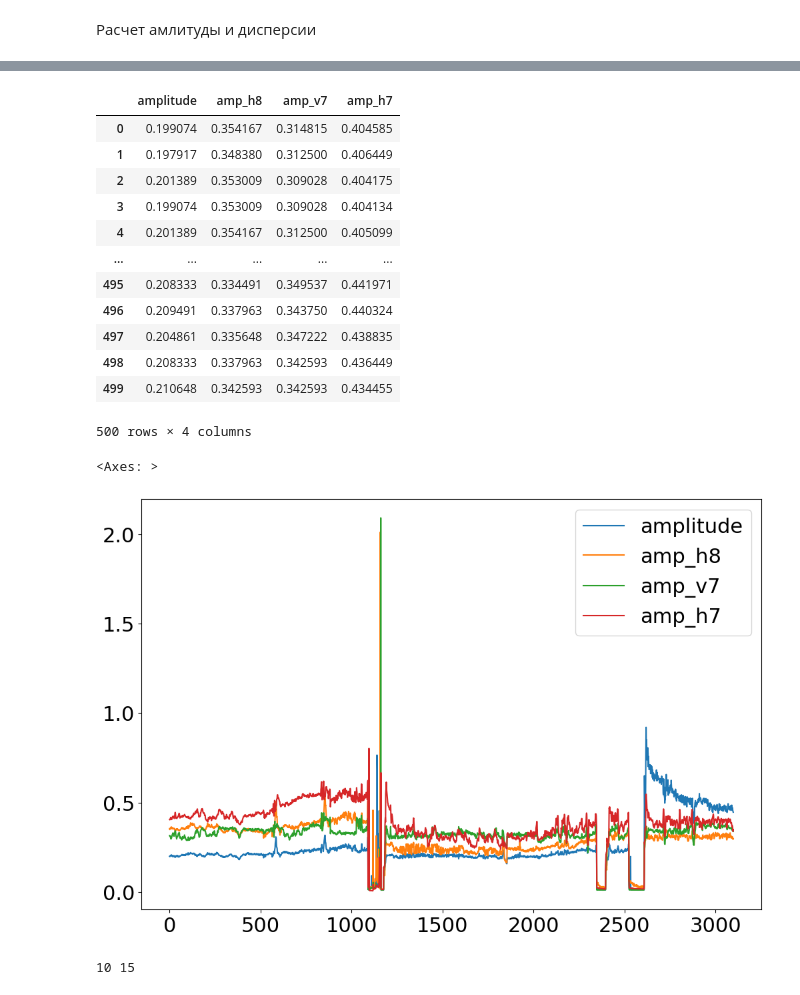
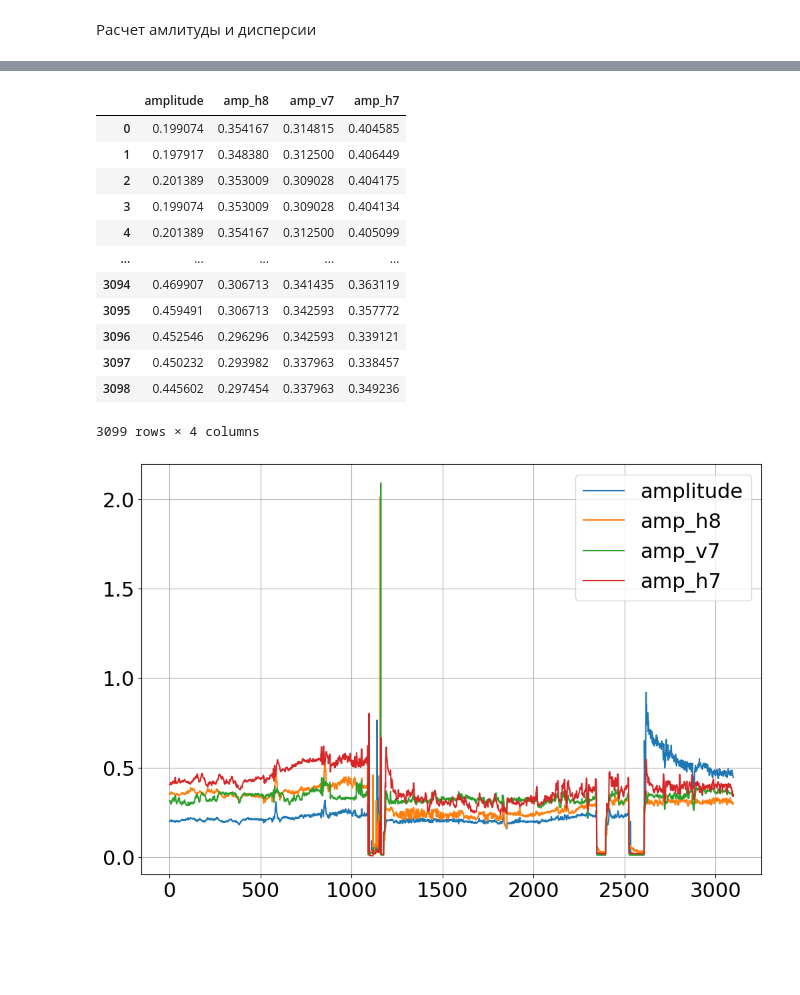
Before and after one commit to Anya-ova/diagnostic_exh, a Jupyter notebook: diagnostic_raw.ipynb, the cells around one changed output, grey strips where cells are left out. Cells and saved outputs as stored; diff of their text form; code cells hidden in the pictures; blank space fills up the shorter version.

```diff
--- a/diagnostic_raw.ipynb
+++ b/diagnostic_raw.ipynb
@@ -121,7 +138,7 @@ df2=pd.concat([df_from_v8, df_from_h8,df_from_v7, df_from_h7], axis=1)
 # amplitude = result[0:1150]
 # std_for_print = calc_std[0:1150]
 # %%
-df2.head(500)
+df2
 # %% [output]
 |  | amplitude | amp_h8 | amp_v7 | amp_h7 |
 | 0 | 0.199074 | 0.354167 | 0.314815 | 0.404585 |
@@ -130,14 +147,14 @@ df2.head(500)
 | 3 | 0.199074 | 0.353009 | 0.309028 | 0.404134 |
 | 4 | 0.201389 | 0.354167 | 0.312500 | 0.405099 |
 | ... | ... | ... | ... | ... |
-| 495 | 0.208333 | 0.334491 | 0.349537 | 0.441971 |
-| 496 | 0.209491 | 0.337963 | 0.343750 | 0.440324 |
-| 497 | 0.204861 | 0.335648 | 0.347222 | 0.438835 |
-| 498 | 0.208333 | 0.337963 | 0.342593 | 0.436449 |
-| 499 | 0.210648 | 0.342593 | 0.342593 | 0.434455 |
+| 3094 | 0.469907 | 0.306713 | 0.341435 | 0.363119 |
+| 3095 | 0.459491 | 0.306713 | 0.342593 | 0.357772 |
+| 3096 | 0.452546 | 0.296296 | 0.342593 | 0.339121 |
+| 3097 | 0.450232 | 0.293982 | 0.337963 | 0.338457 |
+| 3098 | 0.445602 | 0.297454 | 0.337963 | 0.349236 |
-500 rows × 4 columns
+3099 rows × 4 columns
 # %%
 df2.plot()
+plt.grid()
 # %% [output]
-<Axes: >
-[figure, old version]
+[figure, new version]
@@ -154,4 +166,0 @@ def get_linear_approx(x, y):
-# %%
-a, b = 10, 15
-# %% [output]
-10 15
```
Also changed, not shown: parts of 36 cells of this notebook.
